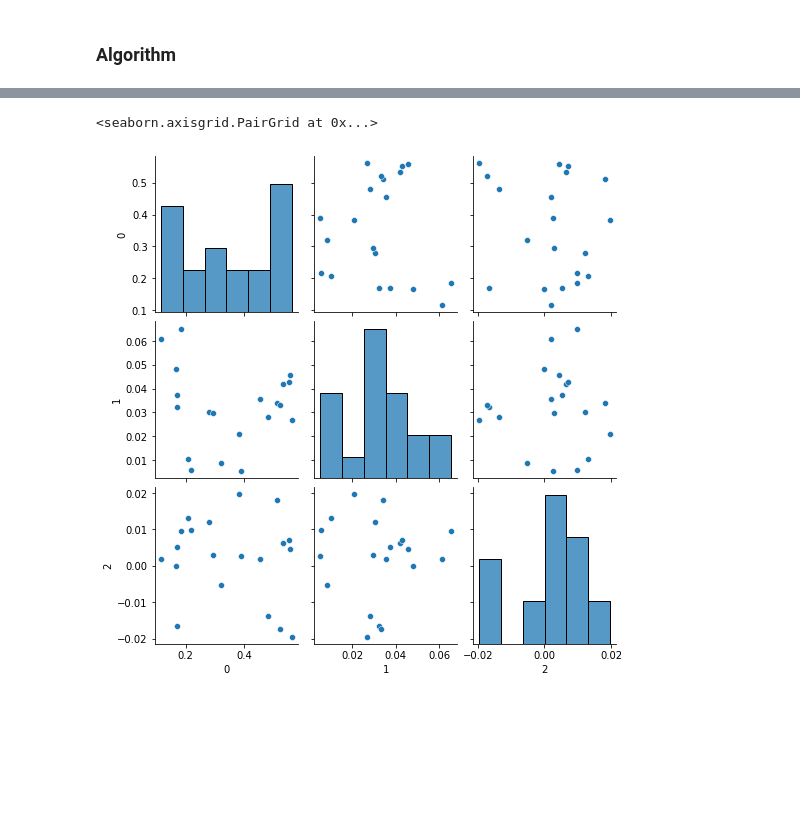
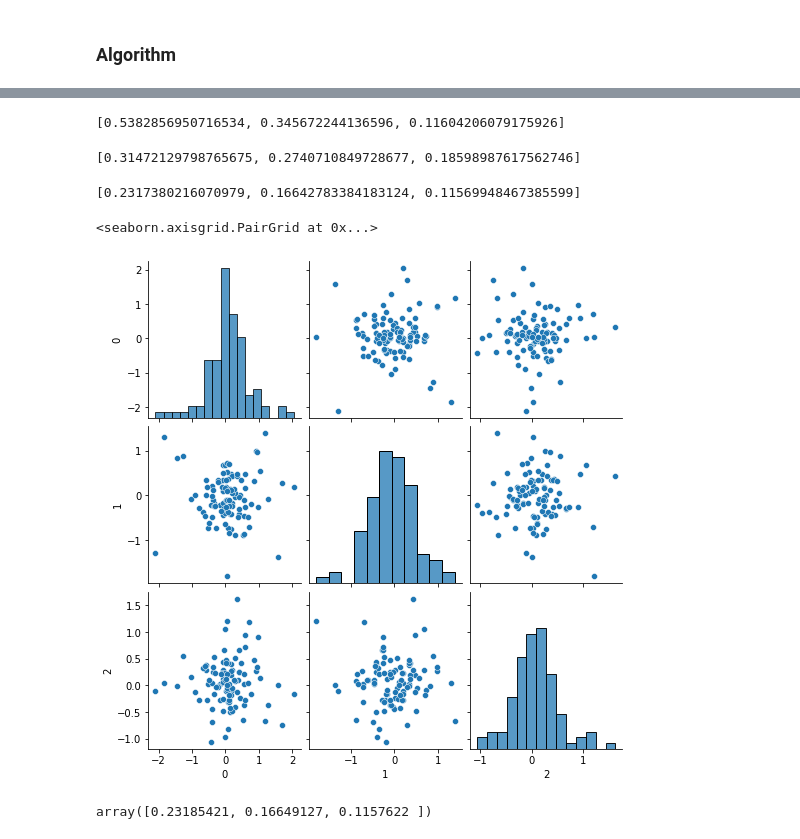
Before and after one commit to notpaulmartin/PCA, a Jupyter notebook: notebook.ipynb, the cells around one changed output, grey strips where cells are left out. Cells and saved outputs as stored; diff of their text form; code cells hidden in the pictures; blank space fills up the shorter version.

Commit message:
N-dimensional PCA

```diff
--- a/notebook.ipynb
+++ b/notebook.ipynb
@@ -305,9 +300,75 @@ var_explained2 = var_yNew / total_var
+# %%
+def approximatePC(from_dimension, target_pc, angle_change, vectors):
+    # Requires that prior PCs are already approximated in the input vectors
+
+    var_old = -1
+    var = 0
+
+    while var > var_old:
+        var_old = var
+        var, vectors = improveAxisAlignmentBy(target_pc, from_dimension, angle_change, vectors)
+
+    return var, vectors
+# %%
+def myPCA(input_vectors, components):
+    dimensions = len(input_vectors[0])
+    target_dimensions = components  # No. of Principal Components to find
+
+    if target_dimensions > dimensions:
+        raise Exception(f'Requested more components ({components}) than input data has dimensions ({dimensions})')
+
+    angle_change = 1
+    variances = np.zeros(target_dimensions)
+
+    vectors_new = np.copy(input_vectors)
+
+    # Compute Principal Components
+    for pc in range(0, target_dimensions):
+            variances[pc], vectors_new = approximatePC(dimensions, pc, 1, vectors_new)
+
+    # Calculate variances explained by components
+    total_var = 0
+    for points in unzip(input_vectors):
+        total_var += stats.variance(points)
+    varsExplained = [var / total_var for var in variances]
+
+    return {
+        "variance explained": varsExplained,
+        "components": unzip(vectors_new)[:target_dimensions]
+    }
+# %%
+vectors3d = unzip(genNdData(n=3, size=100))
+results = myPCA(vectors3d, 3)
+results['variance explained']
+# %% [output]
+[0.5382856950716534, 0.345672244136596, 0.11604206079175926]
+# %%
+vectors5d = unzip(genNdData(n=5, size=100))
+results = myPCA(vectors5d, 3)
+results['variance explained']
+# %% [output]
+[0.31472129798765675, 0.2740710849728677, 0.18598987617562746]
+# %%
+vectors10d = unzip(genNdData(n=10, size=100))
+results = myPCA(vectors10d, 3)
+results['variance explained']
+# %% [output]
+[0.2317380216070979, 0.16642783384183124, 0.11569948467385599]
 # %%
-df = pd.DataFrame(vectors_new)
+df = pd.DataFrame(unzip(results['components']))
 sns.pairplot(df)
 # %% [output]
 <seaborn.axisgrid.PairGrid at 0x...>
-[figure, old version]
+[figure, new version]
+# %%
+# PCA
+X = np.ndarray.transpose(np.array(unzip(vectors10d)))
+
+pca = decomposition.PCA(n_components=3)
+X_reduced = pca.fit_transform(X)
+pca.explained_variance_ratio_
+# %% [output]
+array([0.23185421, 0.16649127, 0.1157622 ])
 # %%
 df = pd.DataFrame(X_reduced)
 sns.pairplot(df)
```
Also changed, not shown: parts of 19 cells of this notebook, 1 other file.
